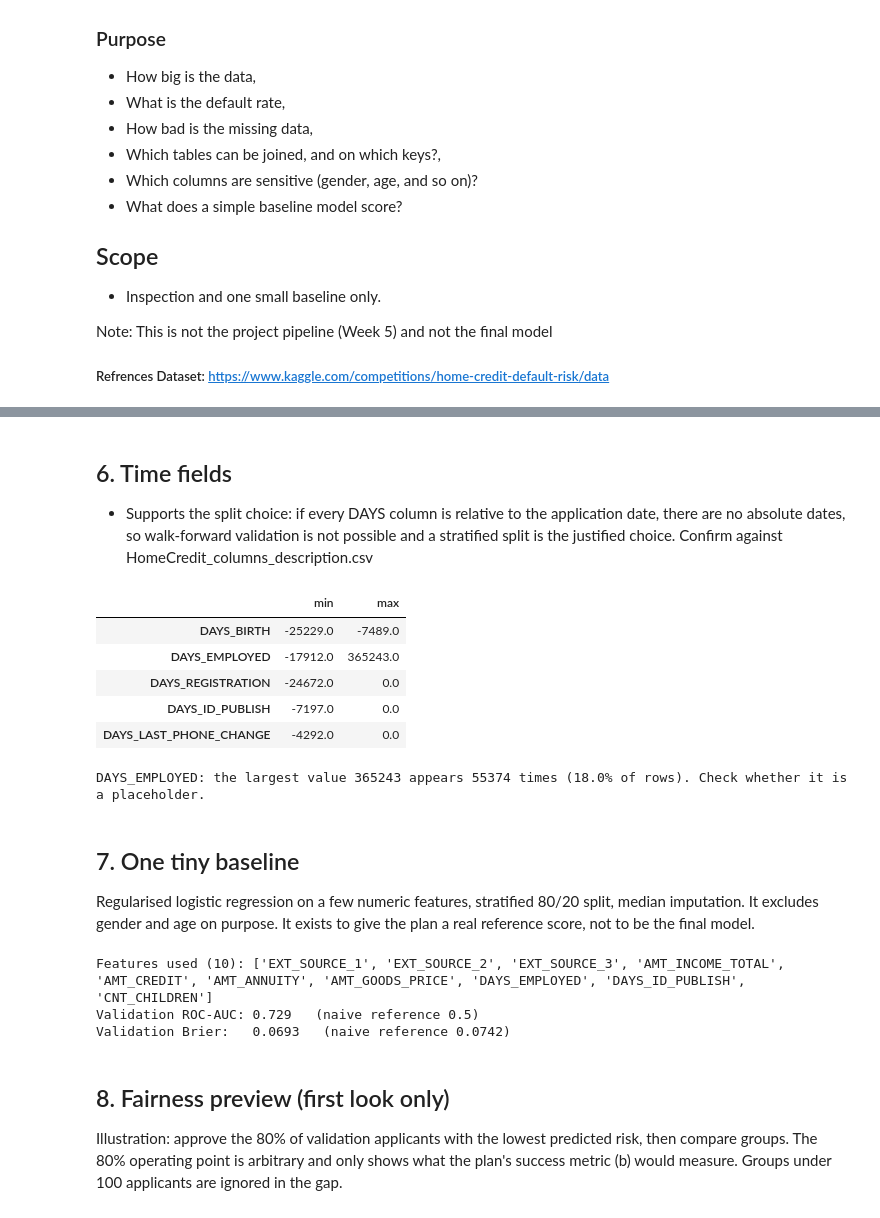
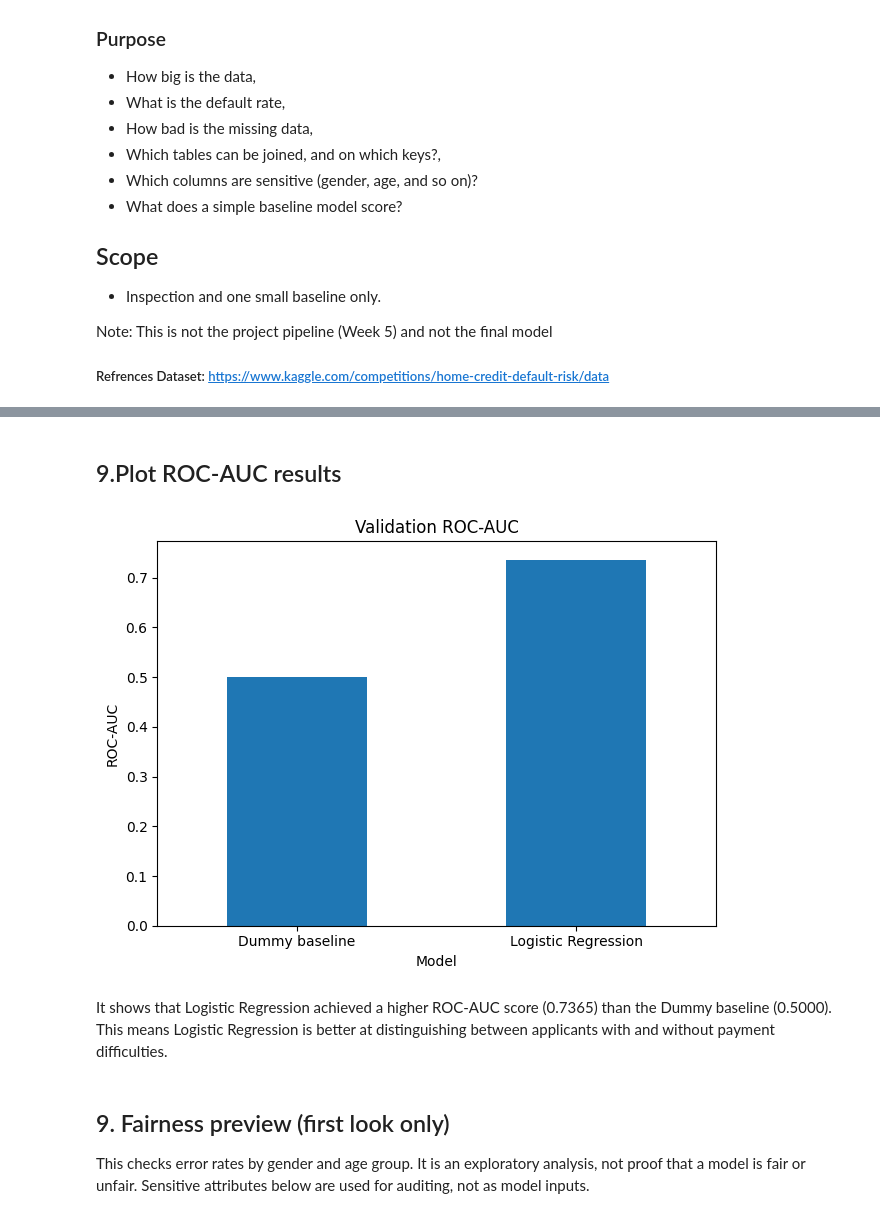
Before and after one commit to athernoor96-Aa/home-credit-default-risk, a Jupyter notebook: Home_credit_data_Project.ipynb, the cells around one changed output, grey strips where cells are left out. Saved outputs shown, nothing was run; the diff lists cells and outputs as text; code cells hidden in the pictures.

```diff
--- a/Home_credit_data_Project.ipynb
+++ b/Home_credit_data_Project.ipynb
@@ -136,0 +273,17 @@ Sensitive-type columns present: ['CODE_GENDER', 'DAYS_BIRTH', 'NAME_FAMILY_STATU
+# %%
+def evaluate_model(name, model):
+    probability = model.predict_proba(X_val)[:, 1]
+    prediction = (probability >= 0.5).astype(int)  # Example threshold, not a final lending rule
+    return {
+        "Model": name,
+        "ROC-AUC (higher is better)": roc_auc_score(y_val, probability),
+        "Brier score (lower is better)": brier_score_loss(y_val, probability),
+        "Precision": precision_score(y_val, prediction, zero_division=0),
+        "Recall": recall_score(y_val, prediction, zero_division=0),
+        "F1-score": f1_score(y_val, prediction, zero_division=0)
+    }
+results = pd.DataFrame([
+    evaluate_model("Dummy baseline", baseline),
+    evaluate_model("Logistic Regression", logistic)
+])
+display(results.round(4))
@@ -137,54 +300,17 @@ Sensitive-type columns present: ['CODE_GENDER', 'DAYS_BIRTH', 'NAME_FAMILY_STATU
 # %% [markdown]
-## 6. Time fields
-
-- Supports the split choice: if every DAYS column is relative to the application date, there are no absolute dates, so walk-forward validation is not possible and a stratified split is the justified choice. Confirm against HomeCredit_columns_description.csv
+## 9.Plot ROC-AUC results
 # %%
-days_cols = [c for c in train.columns if c.startswith("DAYS_")]
-display(train[days_cols].agg(["min", "max"]).T)
-
-if "DAYS_EMPLOYED" in train:
-    top_val = train["DAYS_EMPLOYED"].max()
-    n_top = int((train["DAYS_EMPLOYED"] == top_val).sum())
-    print(f"DAYS_EMPLOYED: the largest value {top_val} appears {n_top} times "
-          f"({n_top / len(train):.1%} of rows). Check whether it is a placeholder.")
+results.set_index("Model")[["ROC-AUC (higher is better)"]].plot(kind="bar", legend=False)
+plt.title("Validation ROC-AUC")
+plt.ylabel("ROC-AUC")
+plt.xticks(rotation=0)
+plt.tight_layout()
+plt.show()
 # %% [output]
-|  | min | max |
-| DAYS_BIRTH | -25229.0 | -7489.0 |
-| DAYS_EMPLOYED | -17912.0 | 365243.0 |
-| DAYS_REGISTRATION | -24672.0 | 0.0 |
-| DAYS_ID_PUBLISH | -7197.0 | 0.0 |
-| DAYS_LAST_PHONE_CHANGE | -4292.0 | 0.0 |
-DAYS_EMPLOYED: the largest value 365243 appears 55374 times (18.0% of rows). Check whether it is a placeholder.
+[figure, added]
-# %% [markdown]
-## 7. One tiny baseline
-Regularised logistic regression on a few numeric features, stratified 80/20 split, median imputation. It excludes gender and age on purpose. It exists to give the plan a real reference score, not to be the final model.
-# %%
-FEATURES = [c for c in ["EXT_SOURCE_1", "EXT_SOURCE_2", "EXT_SOURCE_3", "AMT_INCOME_TOTAL", "AMT_CREDIT",
-                        "AMT_ANNUITY", "AMT_GOODS_PRICE", "DAYS_EMPLOYED", "DAYS_ID_PUBLISH", "CNT_CHILDREN"]
-            if c in train]
-X = train[FEATURES].copy()
-if "DAYS_EMPLOYED" in X:
-    top_val = X["DAYS_EMPLOYED"].max()
-    if (X["DAYS_EMPLOYED"] == top_val).mean() > 0.05:   # a large block at one value = placeholder (see section 6)
-        X["DAYS_EMPLOYED"] = X["DAYS_EMPLOYED"].replace(top_val, np.nan)
-y = train["TARGET"]
-
-X_tr, X_val, y_tr, y_val = train_test_split(X, y, test_size=0.2, stratify=y, random_state=RANDOM_STATE)
-model = make_pipeline(SimpleImputer(strategy="median"), StandardScaler(),
-                      LogisticRegression(max_iter=1000))
-model.fit(X_tr, y_tr)
-p_val = model.predict_proba(X_val)[:, 1]
-
-auc = roc_auc_score(y_val, p_val)
-brier = brier_score_loss(y_val, p_val)
-print(f"Features used ({len(FEATURES)}): {FEATURES}")
-print(f"Validation ROC-AUC: {auc:.3f}   (naive reference 0.5)")
-print(f"Validation Brier:   {brier:.4f}   (naive reference {naive_brier:.4f})")
-# %% [output]
-Features used (10): ['EXT_SOURCE_1', 'EXT_SOURCE_2', 'EXT_SOURCE_3', 'AMT_INCOME_TOTAL', 'AMT_CREDIT', 'AMT_ANNUITY', 'AMT_GOODS_PRICE', 'DAYS_EMPLOYED', 'DAYS_ID_PUBLISH', 'CNT_CHILDREN']
-Validation ROC-AUC: 0.729   (naive reference 0.5)
-Validation Brier:   0.0693   (naive reference 0.0742)
+# %% [markdown]
+It shows that Logistic Regression achieved a higher ROC-AUC score (0.7365) than the Dummy baseline (0.5000). This means Logistic Regression is better at distinguishing between applicants with and without payment difficulties.
 # %% [markdown]
-## 8. Fairness preview (first look only)
-Illustration: approve the 80% of validation applicants with the lowest predicted risk, then compare groups. The 80% operating point is arbitrary and only shows what the plan's success metric (b) would measure. Groups under 100 applicants are ignored in the gap.
+## 9. Fairness preview (first look only)
+This checks error rates by gender and age group. It is an exploratory analysis, not proof that a model is fair or unfair. Sensitive attributes below are used for auditing, not as model inputs.
 # %%
```
Also changed, not shown: parts of 42 cells of this notebook.
